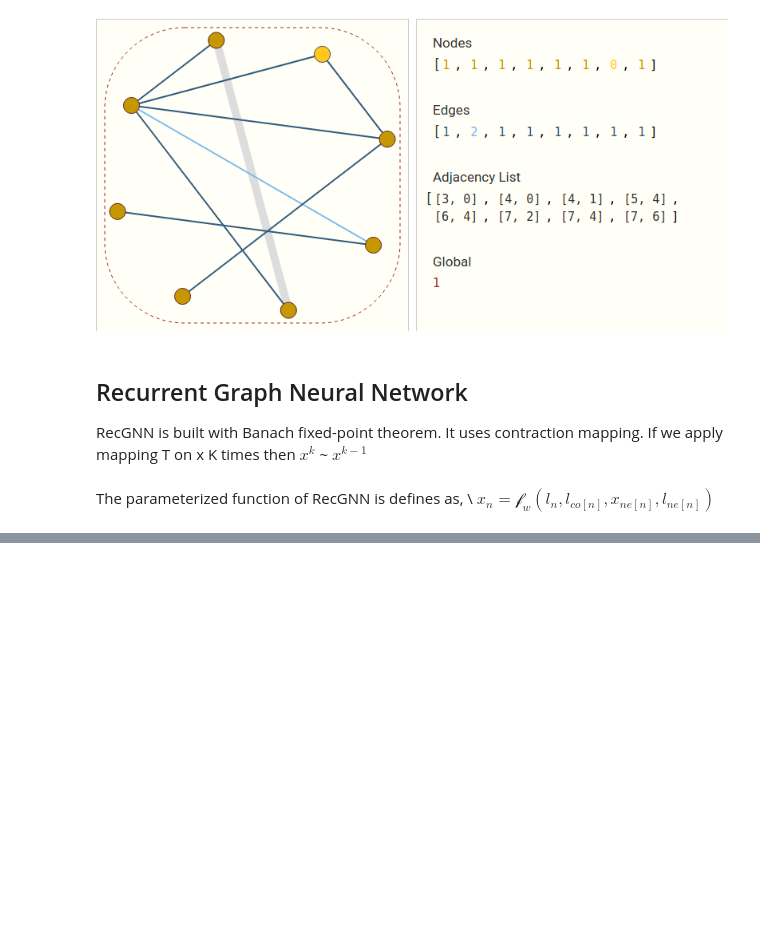
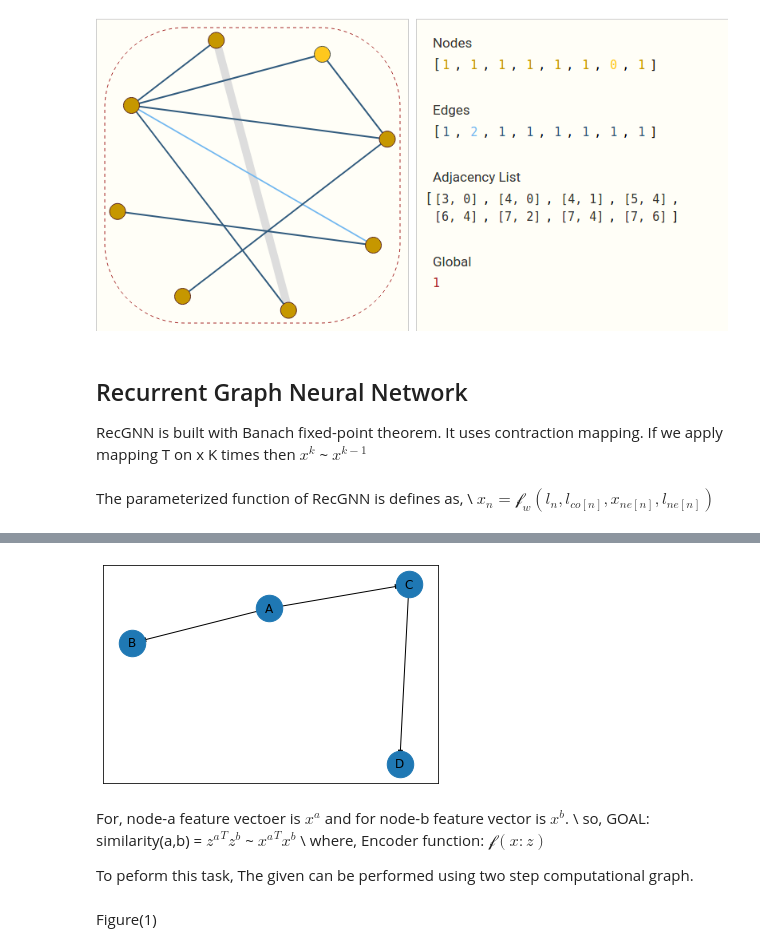
Before and after one commit to pragneshrana/LearnDataScience, a Jupyter notebook: GNN.ipynb, the cells around one changed output, grey strips where cells are left out. Saved outputs shown, nothing was run; the diff lists cells and outputs as text; code cells hidden in the pictures; blank space fills up the shorter version.

```diff
--- a/GNN.ipynb
+++ b/GNN.ipynb
@@ -259,0 +265,25 @@ $x_n = \mathcal{f}_w (l_n,l_{co[n]},x_{ne[n]},l_{ne[n]})$
+# %%
+import networkx as nx
+import matplotlib.pyplot as plt
+G = nx.DiGraph()
+G.add_edges_from(
+    [('A', 'B'), ('A', 'C'),  ('C', 'D')])
+
+
+
+pos = nx.spring_layout(G)
+nx.draw_networkx_nodes(G, pos, cmap=plt.get_cmap('jet'), node_size = 700)
+nx.draw_networkx_labels(G, pos)
+nx.draw_networkx_edges(G, pos, arrows=True)
+plt.show()
+# %% [output]
+[figure, added]
+# %% [markdown]
+For, node-a feature vectoer is $x^a$ and for node-b feature vector is $x^b$. \\
+so, GOAL: similarity(a,b) = ${z^{a}}^T z^b$ ~ ${x^{a}}^T x^b$ \\
+where, Encoder function: $\mathcal{f}({x:z})$
+
+To peform this task,
+The given can be performed using two step computational graph.
+# %% [markdown]
+Figure(1)
```
Also changed, not shown: parts of 10 cells of this notebook.
